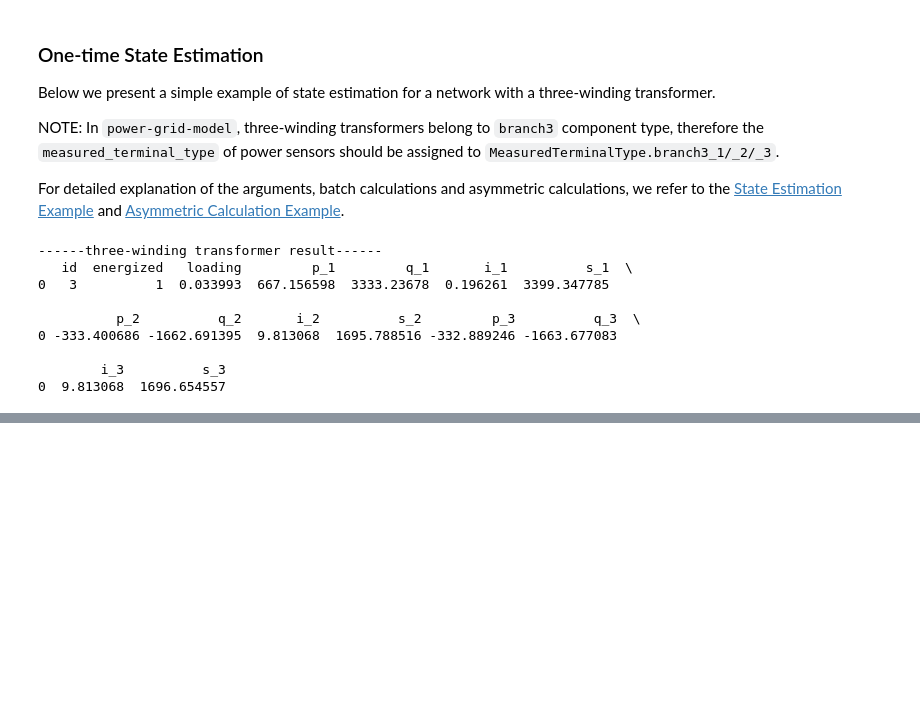
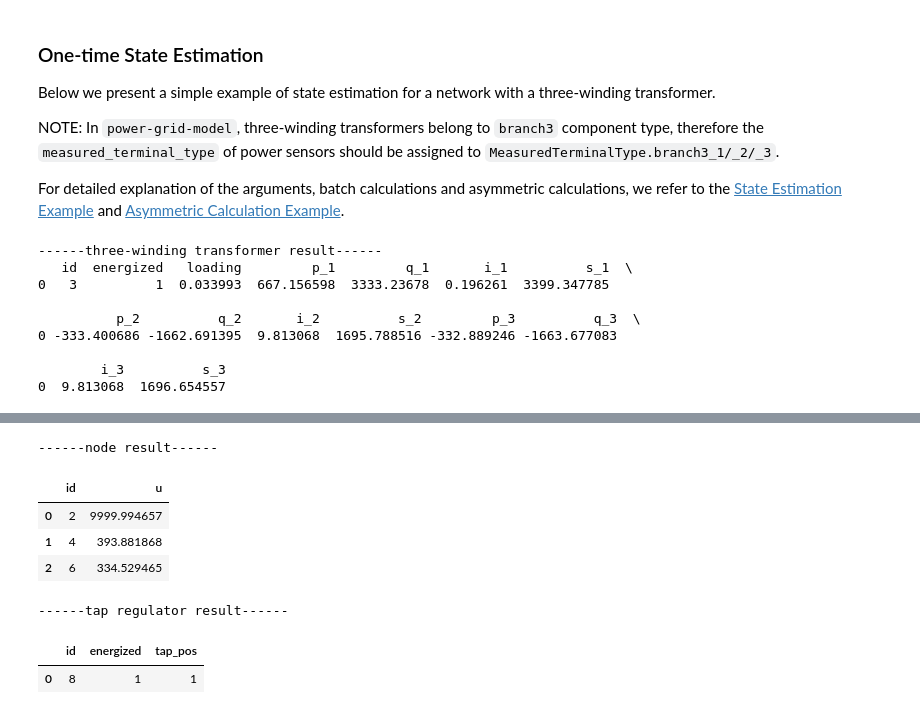
Before and after one commit to PowerGridModel/power-grid-model-workshop, a Jupyter notebook: examples/Transformer Examples.ipynb, the cells around one changed output, grey strips where cells are left out. Drawn from its saved outputs; the diff is of its cells as text; code cells hidden in the pictures; blank space fills up the shorter version.

```diff
--- a/examples/Transformer Examples.ipynb
+++ b/examples/Transformer Examples.ipynb
@@ -392,0 +520,19 @@ print(pd.DataFrame(output_data4["three_winding_transformer"]))
+# %%
+# one-time power flow calculation with automatic tap changing
+output_data6 = model5.calculate_power_flow(tap_changing_strategy=TapChangingStrategy.any_valid_tap)
+
+# the node at the control side of the transformer now has a voltage within the specified voltage band
+print("------node result------")
+display(pd.DataFrame(output_data6["node"])[["id", "u"]])
+
+print("\n------tap regulator result------")
+display(pd.DataFrame(output_data6["transformer_tap_regulator"]))
+# %% [output]
+------node result------
+|  | id | u |
+| 0 | 2 | 9999.994657 |
+| 1 | 4 | 393.881868 |
+| 2 | 6 | 334.529465 |
+------tap regulator result------
+|  | id | energized | tap_pos |
+| 0 | 8 | 1 | 1 |
```
Also changed, not shown: parts of 26 cells of this notebook, 1 other file.
